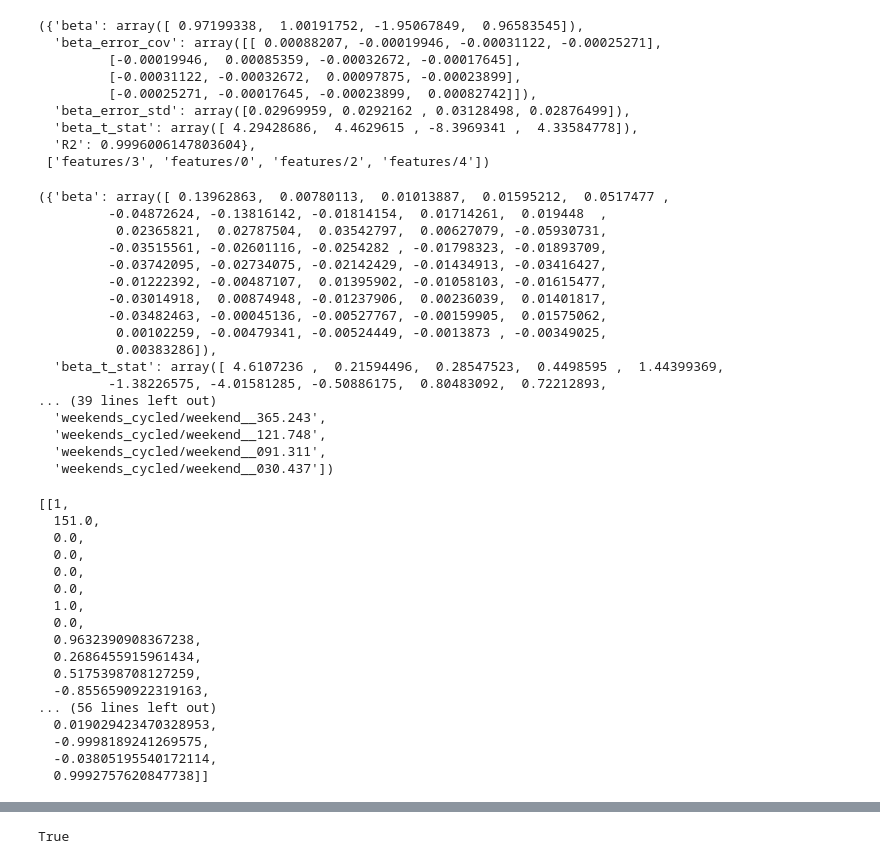
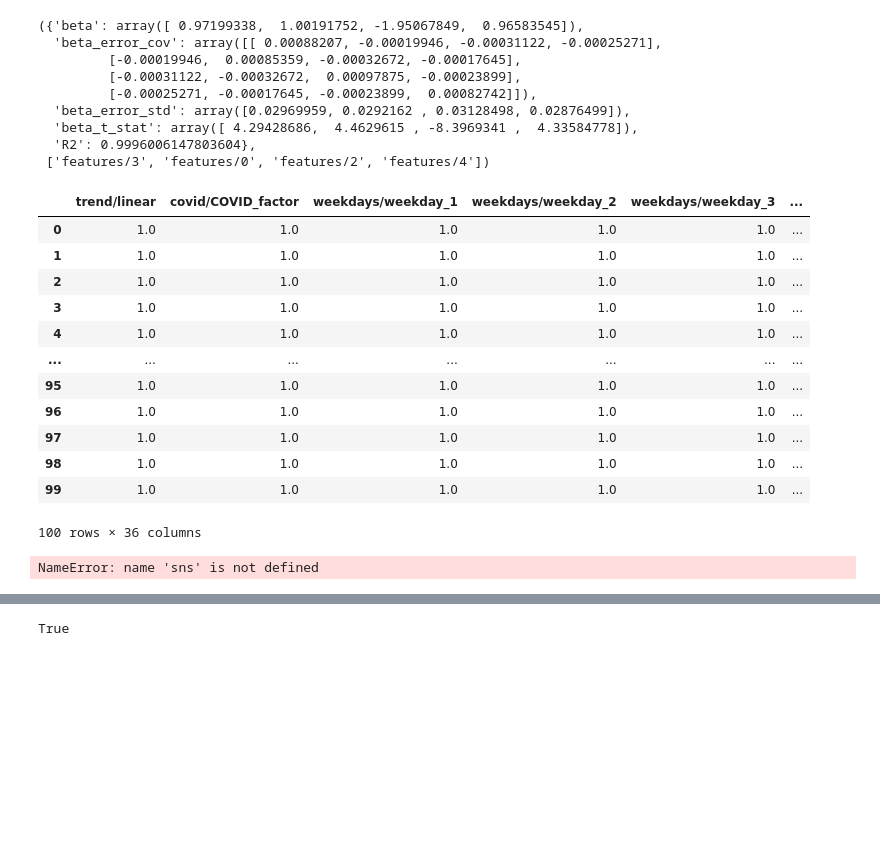
Before and after one commit to GrMysov/seasonality-and-feature-selection, a Jupyter notebook: Feature-selection-and-seasonality.ipynb, the cells around one changed output, grey strips where cells are left out. Saved outputs shown, nothing was run; the diff lists cells and outputs as text; code cells hidden in the pictures; blank space fills up the shorter version.

Commit message:
Realized a loop to extract the selected features for multiple cash flow levels

```diff
--- a/Feature-selection-and-seasonality.ipynb
+++ b/Feature-selection-and-seasonality.ipynb
@@ -14,7 +14,7 @@ from sklearn.linear_model import Ridge, lasso_path, RidgeCV
 
 try:
     from functools import cached_property
-except ImportError as error:
+except ImportError or ModuleNotFoundError as error:
     if not error.msg.startswith("cannot import name 'cached_property' from 'functools'"):
         raise error
     # If we can't import the class, define it ourselves :)
@@ -915,22 +915,4 @@ SE.update_status(("new_year"), "On")
 # SE.update_status(("weekends_cycled"), "Off")
 # SE.update_status(("weekends_cycled", 5), "On")
 # print(SE.display_features())
-SE.select_features()
+sf = SE.select_features()
-# %% [output]
-({'beta': array([ 0.13962863,  0.00780113,  0.01013887,  0.01595212,  0.0517477 ,
-         -0.04872624, -0.13816142, -0.01814154,  0.01714261,  0.019448  ,
-          0.02365821,  0.02787504,  0.03542797,  0.00627079, -0.05930731,
-         -0.03515561, -0.02601116, -0.0254282 , -0.01798323, -0.01893709,
-         -0.03742095, -0.02734075, -0.02142429, -0.01434913, -0.03416427,
-         -0.01222392, -0.00487107,  0.01395902, -0.01058103, -0.01615477,
-         -0.03014918,  0.00874948, -0.01237906,  0.00236039,  0.01401817,
-         -0.03482463, -0.00045136, -0.00527767, -0.00159905,  0.01575062,
-          0.00102259, -0.00479341, -0.00524449, -0.0013873 , -0.00349025,
-          0.00383286]),
-  'beta_t_stat': array([ 4.6107236 ,  0.21594496,  0.28547523,  0.4498595 ,  1.44399369,
-         -1.38226575, -4.01581285, -0.50886175,  0.80483092,  0.72212893,
-... (39 lines left out)
-  'weekends_cycled/weekend__365.243',
-  'weekends_cycled/weekend__121.748',
-  'weekends_cycled/weekend__091.311',
-  'weekends_cycled/weekend__030.437'])
@@ -937,3 +958,41 @@ SE.select_features()
+# %%
+selection_results = pd.DataFrame(np.zeros((100, len(index))), columns=index)
+for i in range(100):
+    trial_thing = tbg[tbg["group"] == i]["0"]
+
+    SE = SeasonalityExtractor(np.log(trial_thing.values + 1000), trial_thing.index, plots=False)
+    SE.cyclify_feature("weekends", "Auto")
+    SE.add_features(covid=COVID_factor, new_year=new_year_cleanup)
+    SE.update_status(("trend"), "On")
+    SE.update_status(("weekends"), "Off")
+    SE.update_status(("weekdays"), "On")
+    # SE.update_status(("covid"), "On")
+    SE.update_status(("covid"), "Auto")
+    # SE.update_status(("new_year"), "On")
+    SE.update_status(("new_year"), "Auto")
+
+    selection_results.loc[i, SE.select_features()[1]] = 1
+# %%
+selection_results
+# %% [output]
+|  | trend/linear | covid/COVID_factor | weekdays/weekday_1 | weekdays/weekday_2 | weekdays/weekday_3 | ... |
+| 0 | 1.0 | 1.0 | 1.0 | 1.0 | 1.0 | ... |
+| 1 | 1.0 | 1.0 | 1.0 | 1.0 | 1.0 | ... |
+| 2 | 1.0 | 1.0 | 1.0 | 1.0 | 1.0 | ... |
+| 3 | 1.0 | 1.0 | 1.0 | 1.0 | 1.0 | ... |
+| 4 | 1.0 | 1.0 | 1.0 | 1.0 | 1.0 | ... |
+| ... | ... | ... | ... | ... | ... | ... |
+| 95 | 1.0 | 1.0 | 1.0 | 1.0 | 1.0 | ... |
+| 96 | 1.0 | 1.0 | 1.0 | 1.0 | 1.0 | ... |
+| 97 | 1.0 | 1.0 | 1.0 | 1.0 | 1.0 | ... |
+| 98 | 1.0 | 1.0 | 1.0 | 1.0 | 1.0 | ... |
+| 99 | 1.0 | 1.0 | 1.0 | 1.0 | 1.0 | ... |
+100 rows × 36 columns
+# %%
+import seaborn as sns
+sns.heatmap(selection_results)
+# %% [output]
+NameError: name 'sns' is not defined
 # %%
 # A function for factor-generation for a day
 class factor_generator(object):
@@ -1150,22 +1209,4 @@ TSFG.add_weekdays()
 TSFG.add_cycles(periods)
 TSFG.add_weekend_cycles(periods)
 # TSFG.cyclify_feature("weekdays", periods)
-TSFG([datetime(2018, 6, 1), datetime(2018, 6, 2)])
+# TSFG([datetime(2018, 6, 1), datetime(2018, 6, 2)])
-# %% [output]
-[[1,
-  151.0,
-  0.0,
-  0.0,
-  0.0,
-  0.0,
-  1.0,
-  0.0,
-  0.9632390908367238,
-  0.2686455915961434,
-  0.5175398708127259,
-  -0.8556590922319163,
-... (56 lines left out)
-  0.019029423470328953,
-  -0.9998189241269575,
-  -0.03805195540172114,
-  0.9992757620847738]]
```
Also changed, not shown: parts of 6 cells of this notebook.
